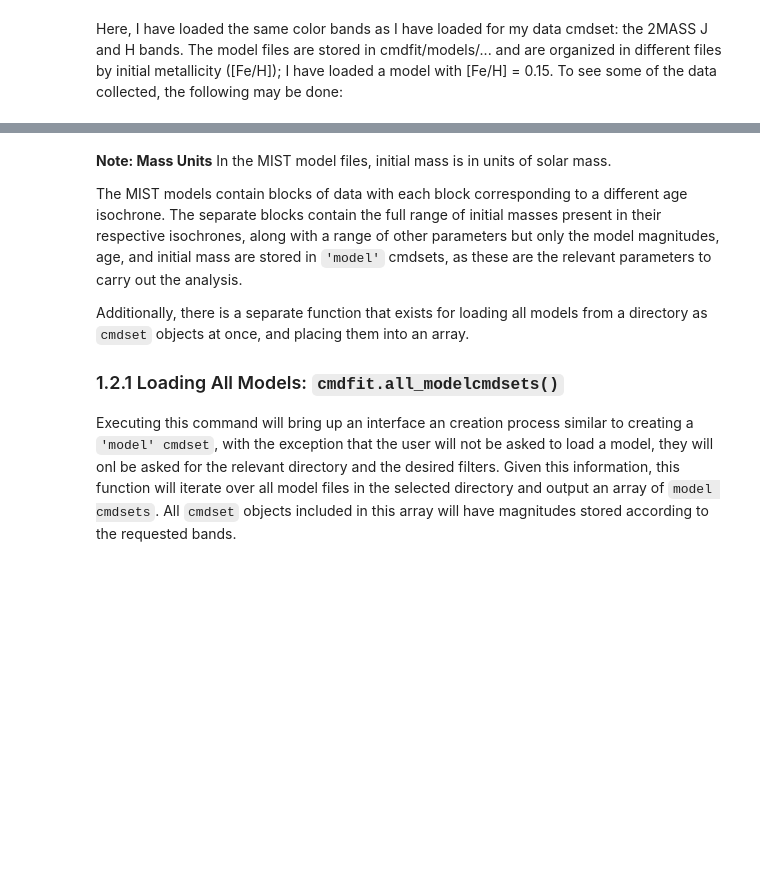
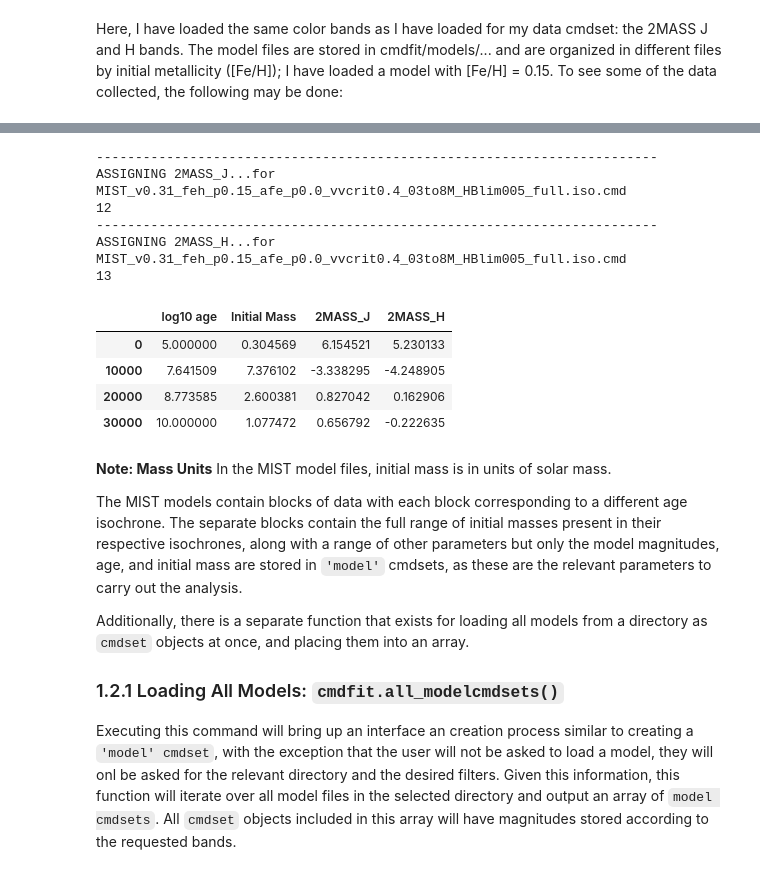
Before and after one commit to sgossage/CMDfit, a Jupyter notebook: Tutorial.ipynb, the cells around one changed output, grey strips where cells are left out. Drawn from its saved outputs; the diff is of its cells as text; code cells hidden in the pictures; blank space fills up the shorter version.

```diff
--- a/Tutorial.ipynb
+++ b/Tutorial.ipynb
@@ -181,3 +239,21 @@ example_model.fullframe.ix[::10000,:]
+# %%
+defaultfile = cmdfit.getdefault_modelfile()
+magnitude_columns = (12, 13)
+
+example_model = cmdfit.cmdset('model', data_file=defaultfile, usecol=magnitude_columns)
+example_model.fullframe.ix[::10000,:]
+# %% [output]
+------------------------------------------------------------------------
+ASSIGNING 2MASS_J...for MIST_v0.31_feh_p0.15_afe_p0.0_vvcrit0.4_03to8M_HBlim005_full.iso.cmd
+12
+------------------------------------------------------------------------
+ASSIGNING 2MASS_H...for MIST_v0.31_feh_p0.15_afe_p0.0_vvcrit0.4_03to8M_HBlim005_full.iso.cmd
+13
+|  | log10 age | Initial Mass | 2MASS_J | 2MASS_H |
+| 0 | 5.000000 | 0.304569 | 6.154521 | 5.230133 |
+| 10000 | 7.641509 | 7.376102 | -3.338295 | -4.248905 |
+| 20000 | 8.773585 | 2.600381 | 0.827042 | 0.162906 |
+| 30000 | 10.000000 | 1.077472 | 0.656792 | -0.222635 |
 # %% [markdown]
 **Note: Mass Units**
 In the MIST model files, initial mass is in units of solar mass.
```
Also changed, not shown: parts of 12 cells of this notebook, 2 other files.
